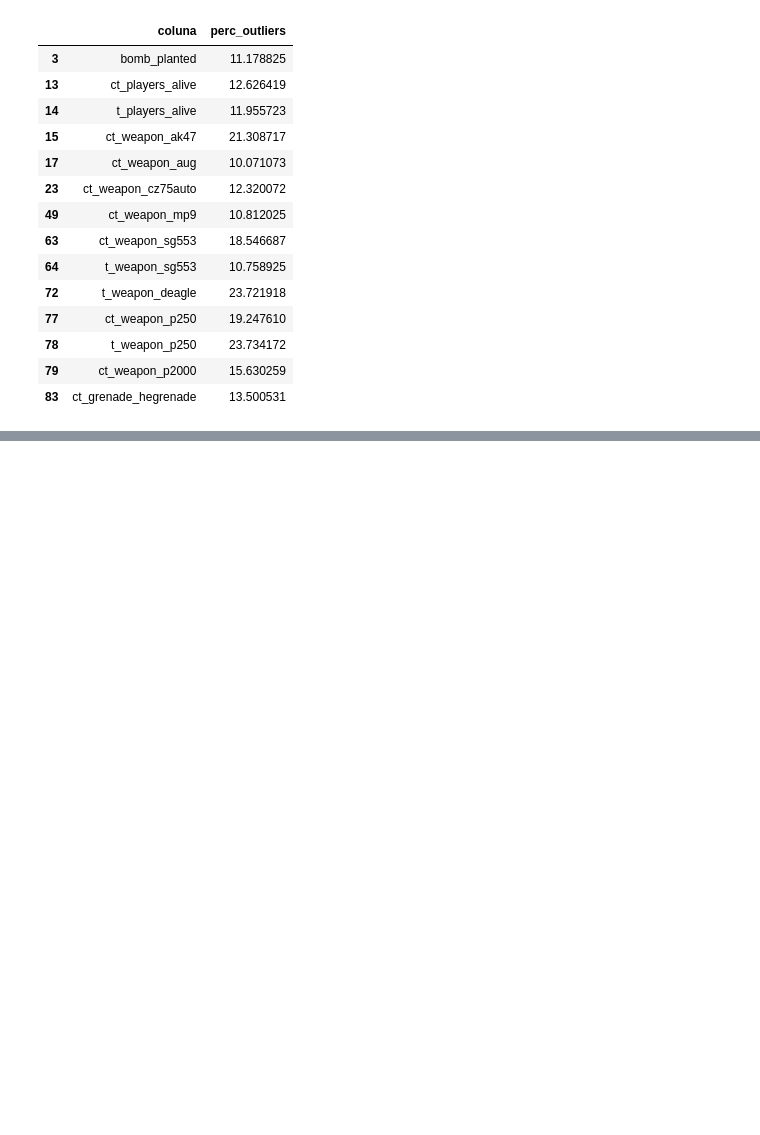
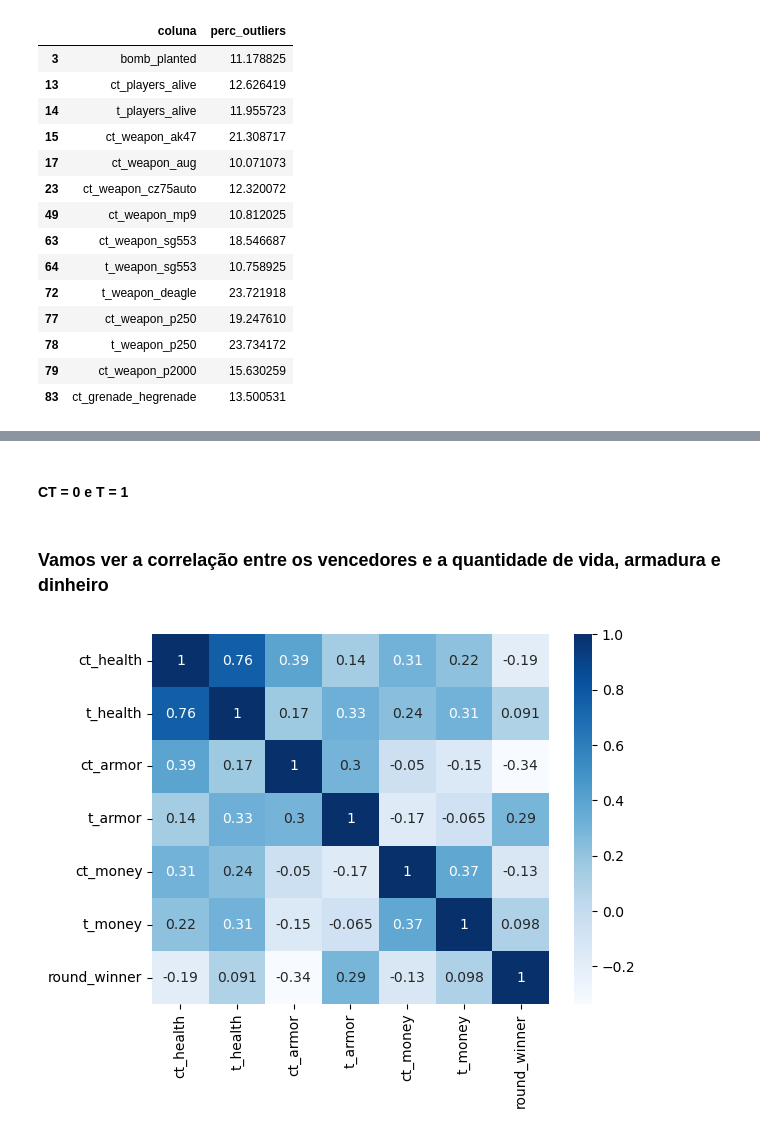
Before and after one commit to andrey-cp/Portfolio-Data-Science, a Jupyter notebook: Resolução de problema de classificação usando modelagem preditiva/Problema de classificação - Counter Strike.ipynb, the cells around one changed output, grey strips where cells are left out. Drawn from its saved outputs; the diff is of its cells as text; code cells hidden in the pictures; blank space fills up the shorter version.

```diff
--- a/Resolução de problema de classificação usando modelagem preditiva/Problema de classificação - Counter Strike.ipynb
+++ b/Resolução de problema de classificação usando modelagem preditiva/Problema de classificação - Counter Strike.ipynb
@@ -187,7 +185,0 @@ outliers[outliers['perc_outliers'] > 10] # filtrando as colunas que possuem mais
-# %%
-from sklearn.preprocessing import LabelEncoder
-
-le = LabelEncoder()
-
-for i in categ_cols['coluna']:
-    df[str(i) + '_encoded'] = le.fit_transform(df[i])
@@ -214,2 +185,0 @@ df[['round_winner', 'round_winner_encoded']]
-# %%
-df = df.drop(['round_winner', 'map'], axis=1) # removendo as colunas que já foram tratadas
@@ -299,0 +199,6 @@ plt.show()
+# %%
+from sklearn.preprocessing import LabelEncoder
+
+le = LabelEncoder()
+new_df = df.copy()
+new_df['round_winner'] = le.fit_transform(df['round_winner'])
@@ -299,0 +221,10 @@ plt.show()
+# %% [markdown]
+#### CT = 0 e T = 1
+# %% [markdown]
+### Vamos ver a correlação entre os vencedores e a quantidade de vida, armadura e dinheiro
+# %%
+corr = new_df[['ct_health', 't_health', 'ct_armor', 't_armor', 'ct_money', 't_money', 'round_winner']].corr()
+sns.heatmap(corr, cmap='Blues', annot=True)
+plt.show()
+# %% [output]
+[figure, added]
```
Also changed, not shown: parts of 40 cells of this notebook.
